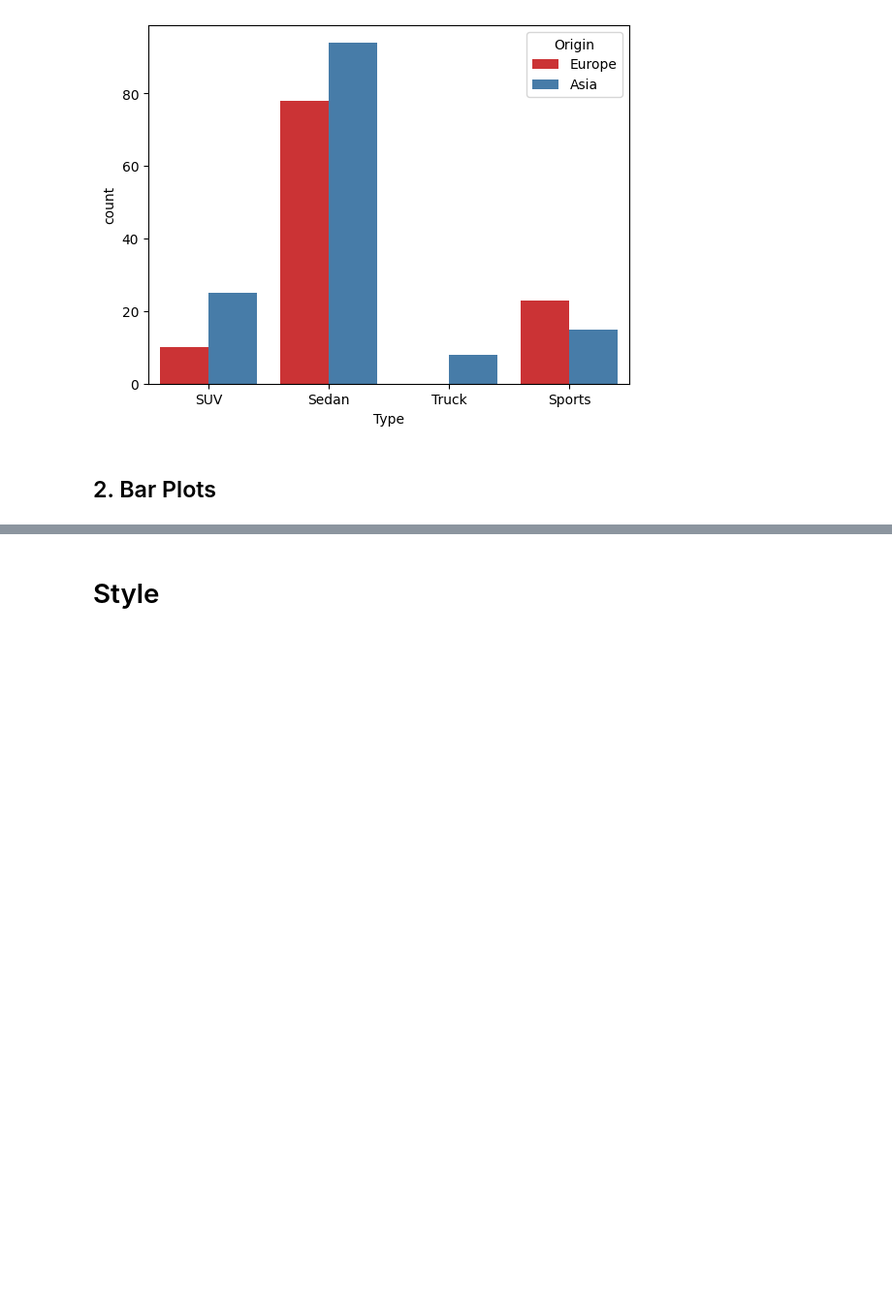
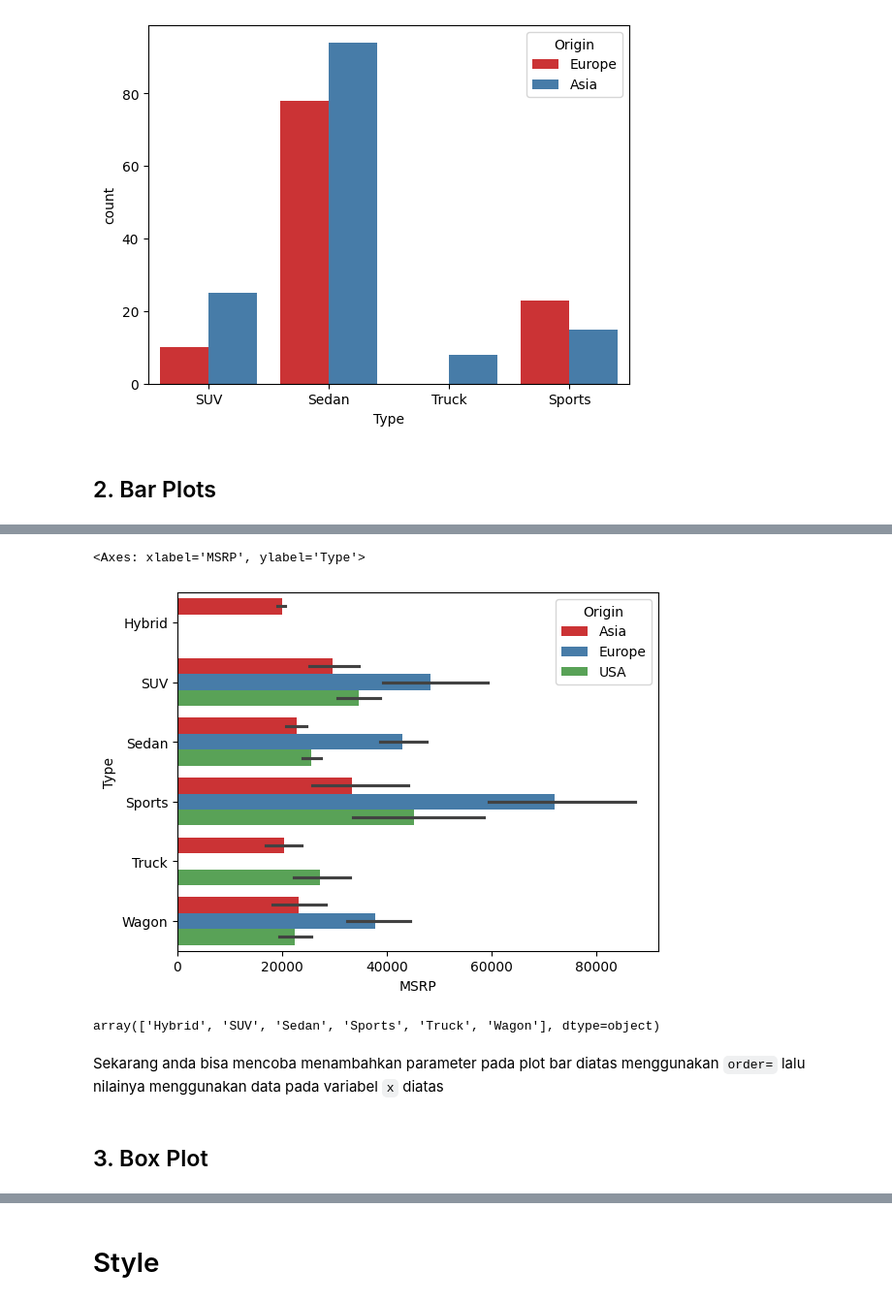
Before and after one commit to samuelnaibaho2005/Seaborn-Learning-Beginner, a Jupyter notebook: main.ipynb, the cells around one changed output, grey strips where cells are left out. Shown at 97% size. Saved outputs shown, nothing was run; the diff lists cells and outputs as text; code cells hidden in the pictures; blank space fills up the shorter version.

```diff
--- a/main.ipynb
+++ b/main.ipynb
@@ -165,0 +222,14 @@ berbeda dengan counts plot yang hanya bisa melihat count dari variabel saja, di
+# %%
+sns.barplot(x='MSRP', y='Type', data=df, palette='Set1', hue='Origin')
+# %% [output]
+<Axes: xlabel='MSRP', ylabel='Type'>
+[figure, added]
+# %%
+x = df['Type'].sort_values().unique()
+x
+# %% [output]
+array(['Hybrid', 'SUV', 'Sedan', 'Sports', 'Truck', 'Wagon'], dtype=object)
+# %% [markdown]
+Sekarang anda bisa mencoba menambahkan parameter pada plot bar diatas menggunakan `order=` lalu nilainya menggunakan data pada variabel `x` diatas
+# %% [markdown]
+## 3. Box Plot
```
Also changed, not shown: parts of 16 cells of this notebook.
